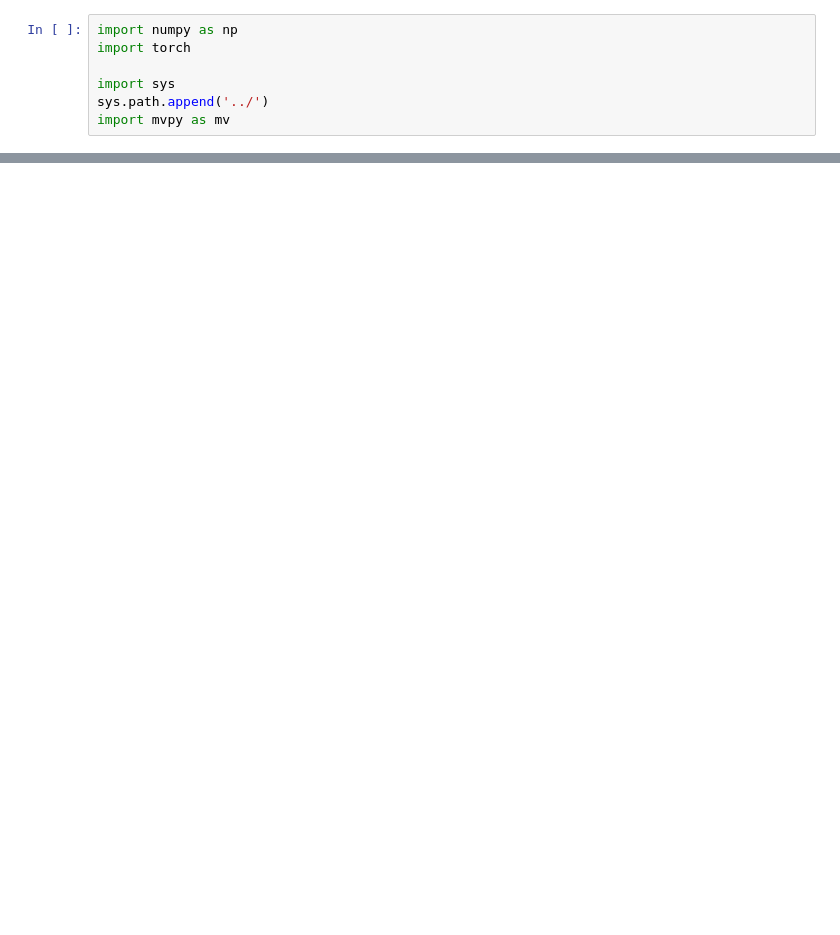
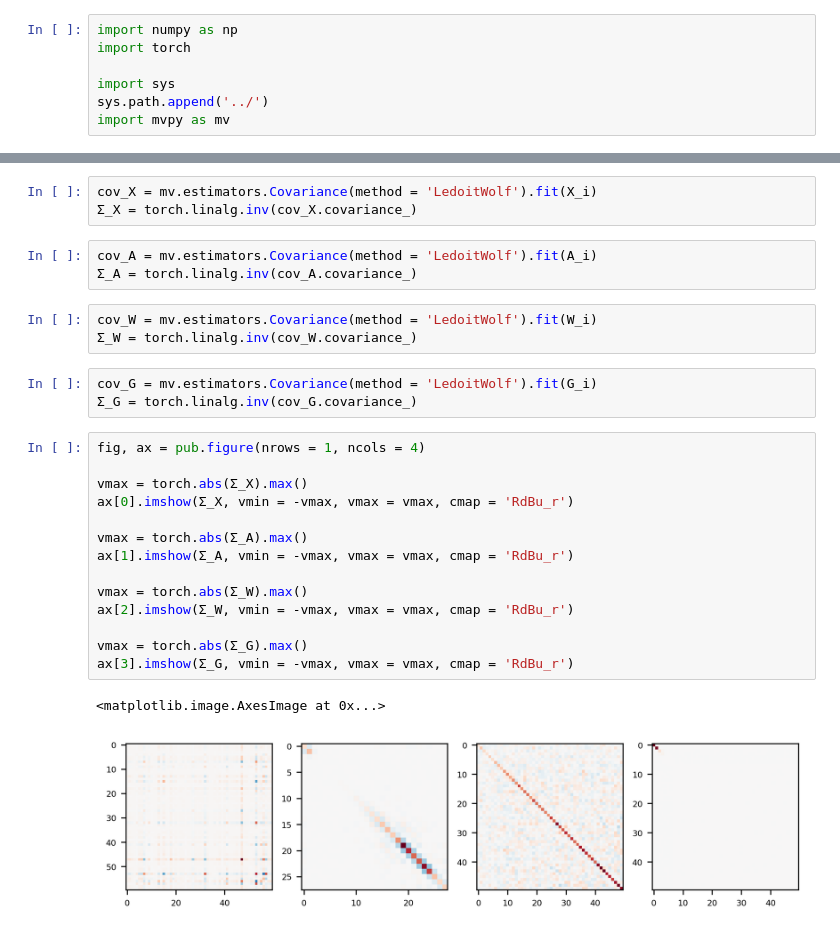
Before and after one commit to FabulousFabs/MVPy, a Jupyter notebook: examples/tests.ipynb, the cells around one changed output, grey strips where cells are left out. Saved outputs shown, nothing was run; the diff lists cells and outputs as text; blank space fills up the shorter version.

```diff
--- a/examples/tests.ipynb
+++ b/examples/tests.ipynb
@@ -593,0 +146,29 @@ RuntimeError: shape '[200, 200, 50]' is invalid for input of size 995000
+# %%
+cov_X = mv.estimators.Covariance(method = 'LedoitWolf').fit(X_i)
+Σ_X = torch.linalg.inv(cov_X.covariance_)
+# %%
+cov_A = mv.estimators.Covariance(method = 'LedoitWolf').fit(A_i)
+Σ_A = torch.linalg.inv(cov_A.covariance_)
+# %%
+cov_W = mv.estimators.Covariance(method = 'LedoitWolf').fit(W_i)
+Σ_W = torch.linalg.inv(cov_W.covariance_)
+# %%
+cov_G = mv.estimators.Covariance(method = 'LedoitWolf').fit(G_i)
+Σ_G = torch.linalg.inv(cov_G.covariance_)
+# %%
+fig, ax = pub.figure(nrows = 1, ncols = 4)
+
+vmax = torch.abs(Σ_X).max()
+ax[0].imshow(Σ_X, vmin = -vmax, vmax = vmax, cmap = 'RdBu_r')
+
+vmax = torch.abs(Σ_A).max()
+ax[1].imshow(Σ_A, vmin = -vmax, vmax = vmax, cmap = 'RdBu_r')
+
+vmax = torch.abs(Σ_W).max()
+ax[2].imshow(Σ_W, vmin = -vmax, vmax = vmax, cmap = 'RdBu_r')
+
+vmax = torch.abs(Σ_G).max()
+ax[3].imshow(Σ_G, vmin = -vmax, vmax = vmax, cmap = 'RdBu_r')
+# %% [output]
+<matplotlib.image.AxesImage at 0x...>
+[figure, added]
```
Also changed, not shown: parts of 65 cells of this notebook, 2 other files.
